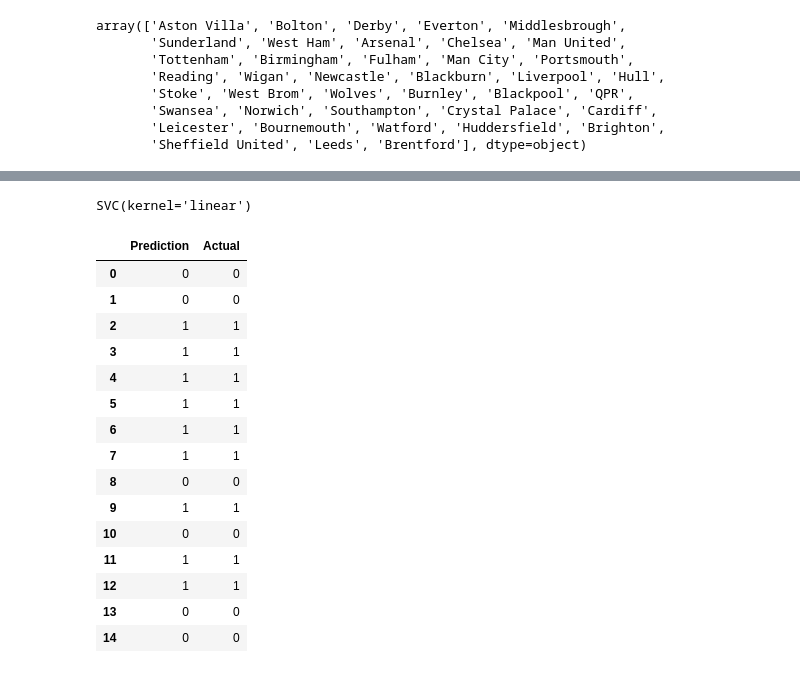
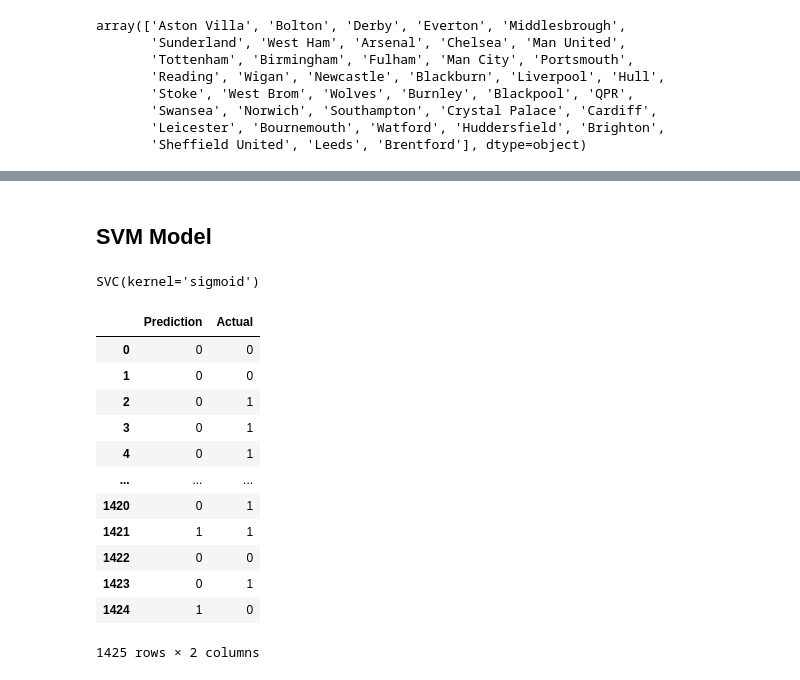
Before and after one commit to mattstreet16/Final-Project, a Jupyter notebook: Danny/Machine_Learning.ipynb, the cells around one changed output, grey strips where cells are left out. Drawn from its saved outputs; the diff is of its cells as text; code cells hidden in the pictures.

```diff
--- a/Danny/Machine_Learning.ipynb
+++ b/Danny/Machine_Learning.ipynb
@@ -241,5 +247,5 @@ Index(['HomeTeam', 'AwayTeam', 'FTHG', 'FTAG', 'FTR', 'HTHG', 'HTAG', 'HTR',
 # %%
-data = data[['HomeTeam', 'AwayTeam', 'FTHG', 'FTAG', 'FTR', 'HTHG', 'HTAG', 'HTR',
+data = data[['HomeTeam', 'AwayTeam', 'FTR', 'HTHG', 'HTAG', 'HTR',
        'HS', 'AS', 'HST', 'AST', 'HF', 'AF', 'HC', 'AC', 'HY', 'AY', 'HR',
        'AR']]
 data
@@ -262,7 +282,7 @@ Modeling the Data
 # %%
 # Split our preprocessed data into our features and target arrays
 y = data["FTR"].values
-X = data.drop(["FTR"],1).values
+X = data.drop("FTR",axis= 1)
 
 # Split training/test datasets
-X_train, X_test, y_train, y_test = train_test_split(X, y, random_state=42, stratify=y)
+X_train, X_test, y_train, y_test = train_test_split(X, y, random_state=0, stratify=y, test_size= )
@@ -279,12 +306,2 @@ X_scaler = scaler.fit(X_train)
 X_train_scaled = X_scaler.transform(X_train)
 X_test_scaled = X_scaler.transform(X_test)
-# %%
-# Define the logistic regression model
-log_classifier = LogisticRegression(solver="lbfgs",max_iter=200)
-
-# Train the model
-log_classifier.fit(X_train_scaled,y_train)
-
-# Evaluate the model
-y_pred = log_classifier.predict(X_test)
-print(f" Logistic regression model accuracy: {accuracy_score(y_test,y_pred):.3f}")
@@ -293,34 +371,32 @@ print(f" Logistic regression model accuracy: {accuracy_score(y_test,y_pred):.3f}
+# %% [markdown]
+## SVM Model
 # %%
 # Instantiate a linear SVM model
-from sklearn.svm import SVC
-model = SVC(kernel='linear')
+SVM = SVC(kernel='sigmoid')
 
 # Fit the data
-model.fit(X_train, y_train)
+SVM.fit(X_train, y_train)
 # %% [output]
-SVC(kernel='linear')
+SVC(kernel='sigmoid')
 # %%
 # Make predictions using the test data
-y_pred = model.predict(X_test)
-results = pd.DataFrame({
+y_pred = SVM.predict(X_test)
+svm_results = pd.DataFrame({
     "Prediction": y_pred,
     "Actual": y_test
 }).reset_index(drop=True)
-results.head(15)
+svm_results
 # %% [output]
 |  | Prediction | Actual |
 | 0 | 0 | 0 |
 | 1 | 0 | 0 |
-| 2 | 1 | 1 |
-| 3 | 1 | 1 |
-| 4 | 1 | 1 |
-| 5 | 1 | 1 |
-| 6 | 1 | 1 |
-| 7 | 1 | 1 |
-| 8 | 0 | 0 |
-| 9 | 1 | 1 |
-| 10 | 0 | 0 |
-| 11 | 1 | 1 |
-| 12 | 1 | 1 |
-| 13 | 0 | 0 |
-| 14 | 0 | 0 |
+| 2 | 0 | 1 |
+| 3 | 0 | 1 |
+| 4 | 0 | 1 |
+| ... | ... | ... |
+| 1420 | 0 | 1 |
+| 1421 | 1 | 1 |
+| 1422 | 0 | 0 |
+| 1423 | 0 | 1 |
+| 1424 | 1 | 0 |
+1425 rows × 2 columns
```
Also changed, not shown: parts of 49 cells of this notebook, 3 other files.
